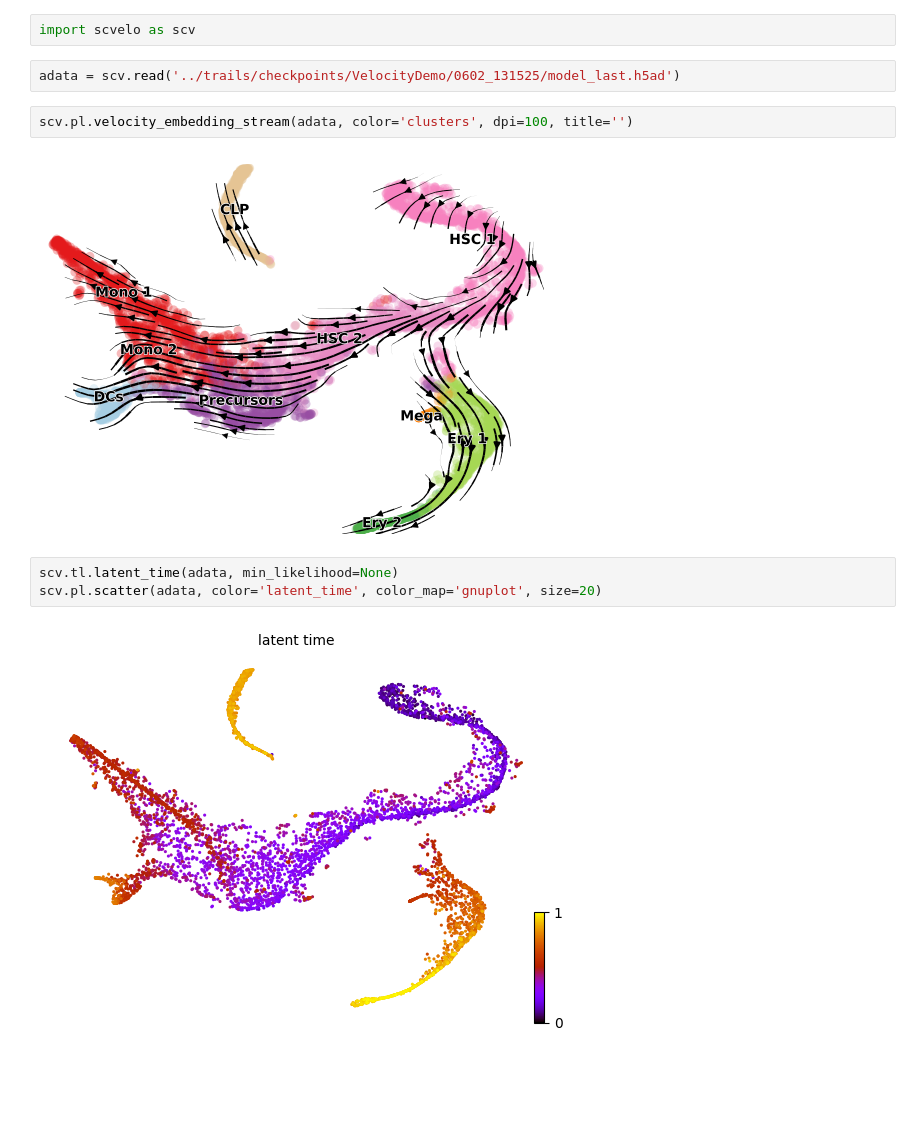
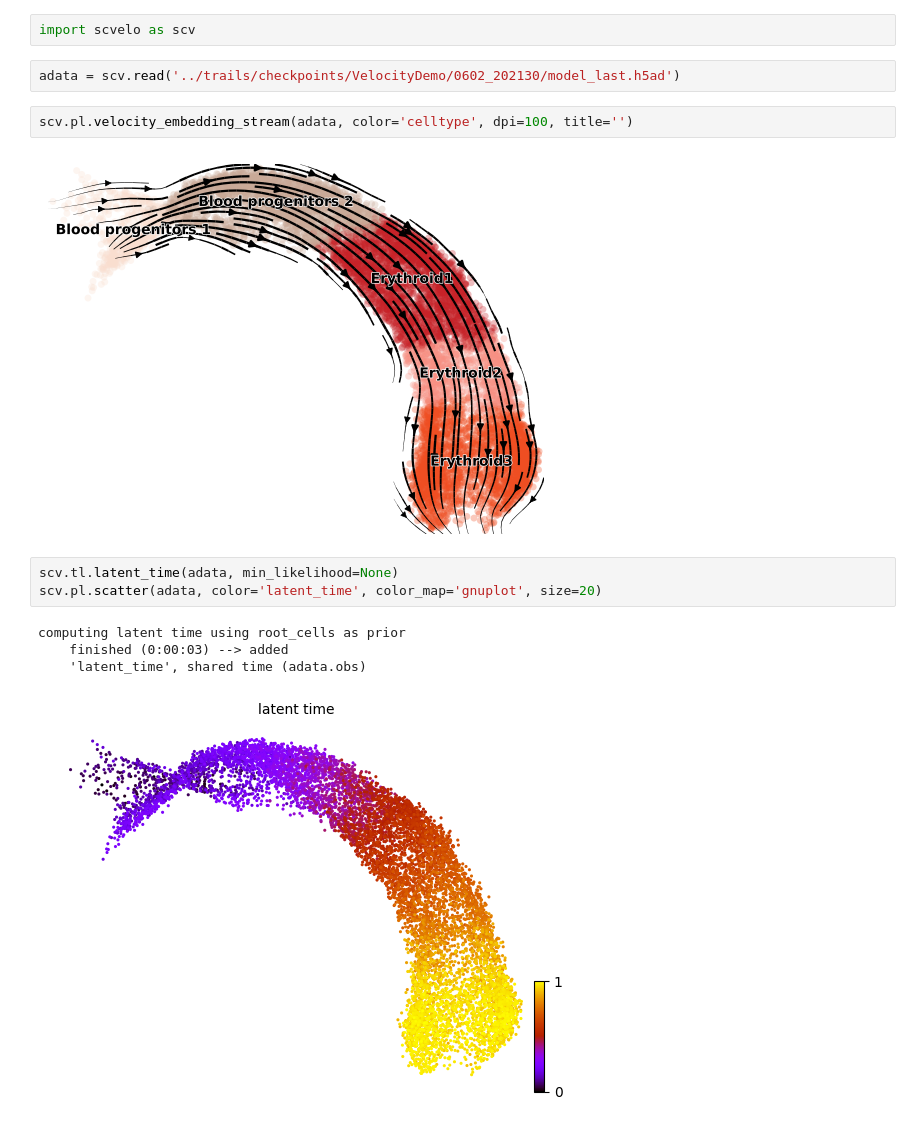
Before and after one commit to StatBiomed/CRAK-Velo, a Jupyter notebook: notebooks/ErythroidMouse.ipynb, the cells around one changed output. Drawn from its saved outputs; the diff is of its cells as text; blank space fills up the shorter version.

```diff
--- a/notebooks/ErythroidMouse.ipynb
+++ b/notebooks/ErythroidMouse.ipynb
@@ -1,13 +1,16 @@
 # %%
 import scvelo as scv
 # %%
-adata = scv.read('../trails/checkpoints/VelocityDemo/0602_131525/model_last.h5ad')
+adata = scv.read('../trails/checkpoints/VelocityDemo/0602_202130/model_last.h5ad')
 # %%
-scv.pl.velocity_embedding_stream(adata, color='clusters', dpi=100, title='')
+scv.pl.velocity_embedding_stream(adata, color='celltype', dpi=100, title='')
 # %% [output]
-[figure, old version]
+[figure, new version]
 # %%
 scv.tl.latent_time(adata, min_likelihood=None)
 scv.pl.scatter(adata, color='latent_time', color_map='gnuplot', size=20)
 # %% [output]
+computing latent time using root_cells as prior
+    finished (0:00:03) --> added
+    'latent_time', shared time (adata.obs)
-[figure, old version]
+[figure, new version]
```
Also changed, not shown: 2 other files.
